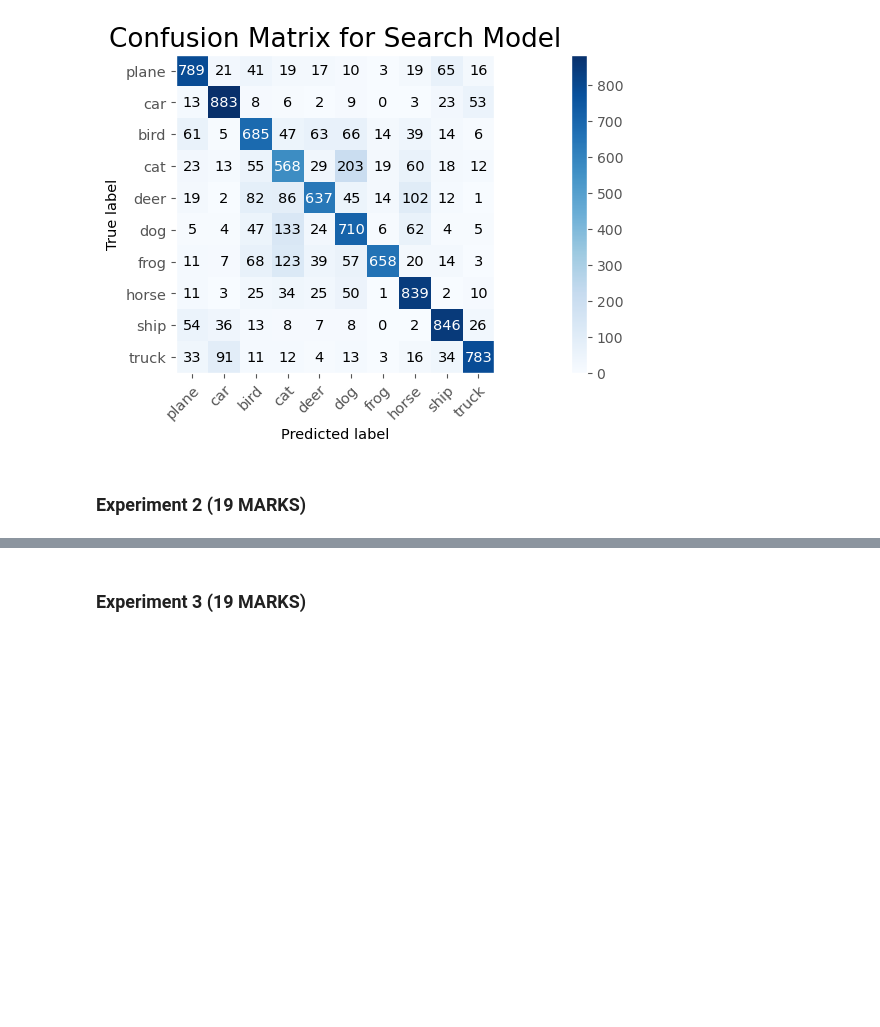
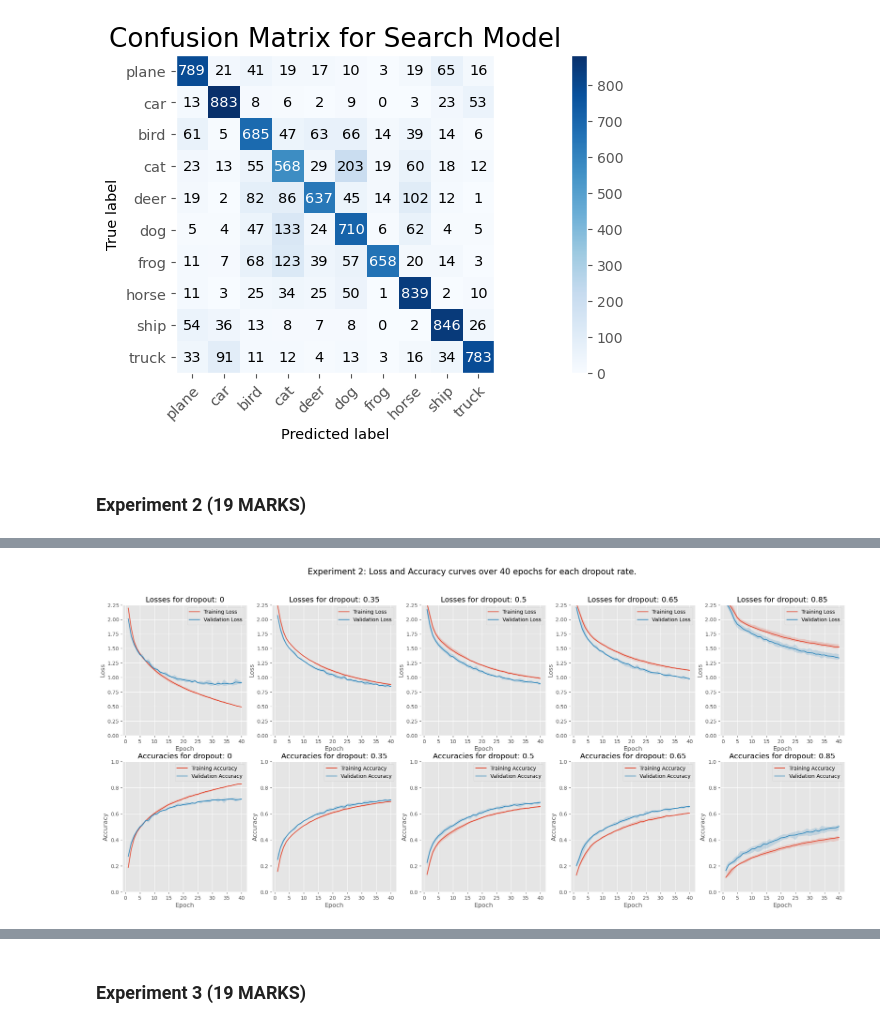
Before and after one commit to Dents6679/cifar10_nn_experiments, a Jupyter notebook: 246518.ipynb, the cells around one changed output, grey strips where cells are left out. Saved outputs shown, nothing was run; the diff lists cells and outputs as text; code cells hidden in the pictures; blank space fills up the shorter version.

```diff
--- a/246518.ipynb
+++ b/246518.ipynb
@@ -1823,33 +1838,35 @@ for i, dr in enumerate(dropout_rates):
     min_val_accs = np.min(val_acc_values, axis=0)[0]
 
     # create epoch range for x axis
     epoch_range = list(range(1, epochs+1))
 
     # plot training and validation loss graphs
     axs[0, i].plot(epoch_range, average_train_losses, label="Training Loss") # plot average training loss
     axs[0, i].plot(epoch_range, average_val_losses, label="Validation Loss") # plot average validation loss
     axs[0, i].fill_between(epoch_range, min_train_losses, max_train_losses, alpha=0.2) # add fill between min and max train values
     axs[0, i].fill_between(epoch_range, min_val_losses, max_val_losses, alpha=0.2) # add fill between min and max val values
     axs[0, i].set_title(f"Losses for dropout: {dr}") # add title
     axs[0, i].set_xlabel("Epoch") # set x label to epoch
     axs[0, i].set_ylabel("Loss") # set y label to loss
     axs[0, i].legend() # turn on legend
-    axs[0, i].grid() # turn on grid
-    # axs[0, i].set_ylim(0, 2.3) # set y limit to 2.3
+    axs[0, i].grid(True) # turn on grid
+    axs[0, i].set_ylim(0, 2.25) # set y limit to 2.25
     axs[0, i].set_xticks(np.arange(0, 41, 5)) # set x ticks to every 5 epochs
 
     # plot training and validation accuracy graphs
     axs[1, i].plot(epoch_range, average_train_accs, label="Training Accuracy") # plot average training accuracy
     axs[1, i].plot(epoch_range, average_val_accs, label="Validation Accuracy") # plot average validation accuracy
     axs[1, i].fill_between(epoch_range, min_train_accs, max_train_accs, alpha=0.2) # add fill between min and max train values
     axs[1, i].fill_between(epoch_range, min_val_accs, max_val_accs, alpha=0.2) # add fill between min and max val values
     axs[1, i].set_title(f"Accuracies for dropout: {dr}") # add title
     axs[1, i].set_xlabel("Epoch") # set x label to epoch
     axs[1, i].set_ylabel("Accuracy") # set y label to accuracy
     axs[1, i].legend() # turn on legend
-    axs[1, i].grid() # turn on grid
+    axs[1, i].grid(True) # turn on grid
     axs[1, i].set_ylim(0, 1) # set y limit to 1
     axs[1, i].set_xticks(np.arange(0, 41, 5)) # set x ticks to every 5 epochs
 
 # Show super figure
 plt.show()
+# %% [output]
+[figure, added]
```
Also changed, not shown: parts of 18 cells of this notebook.
